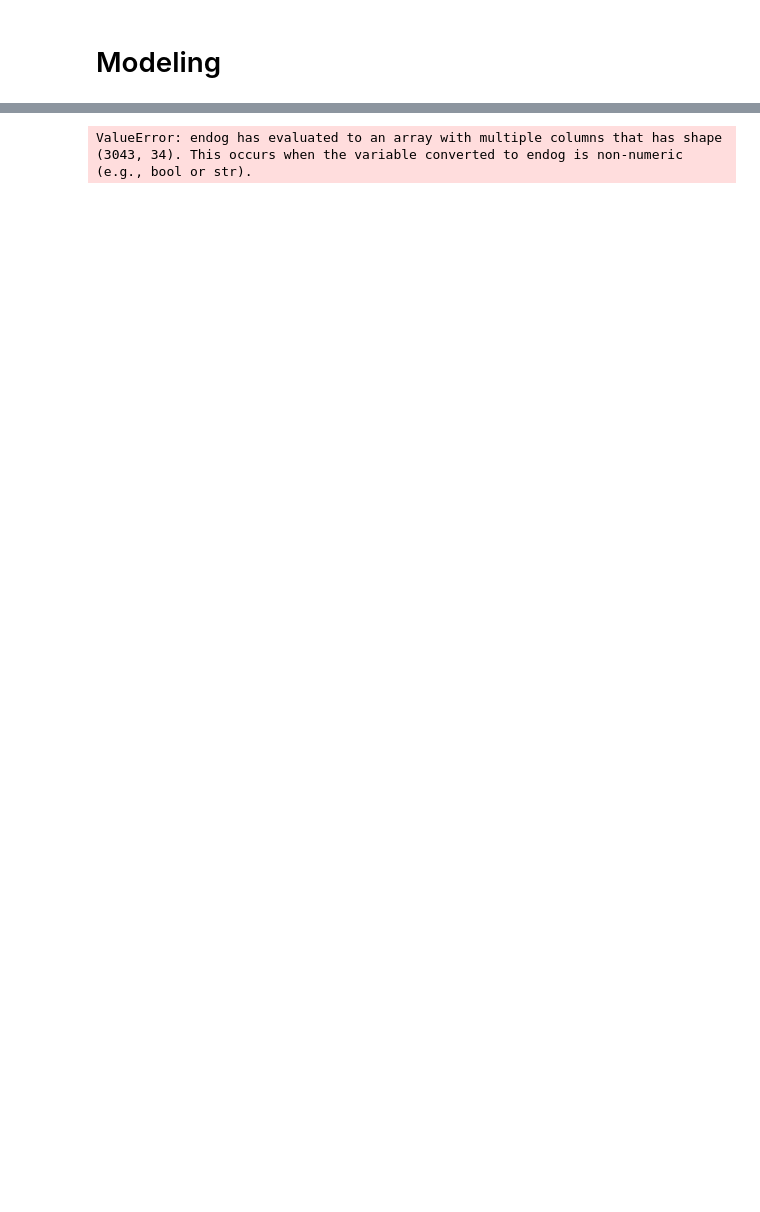
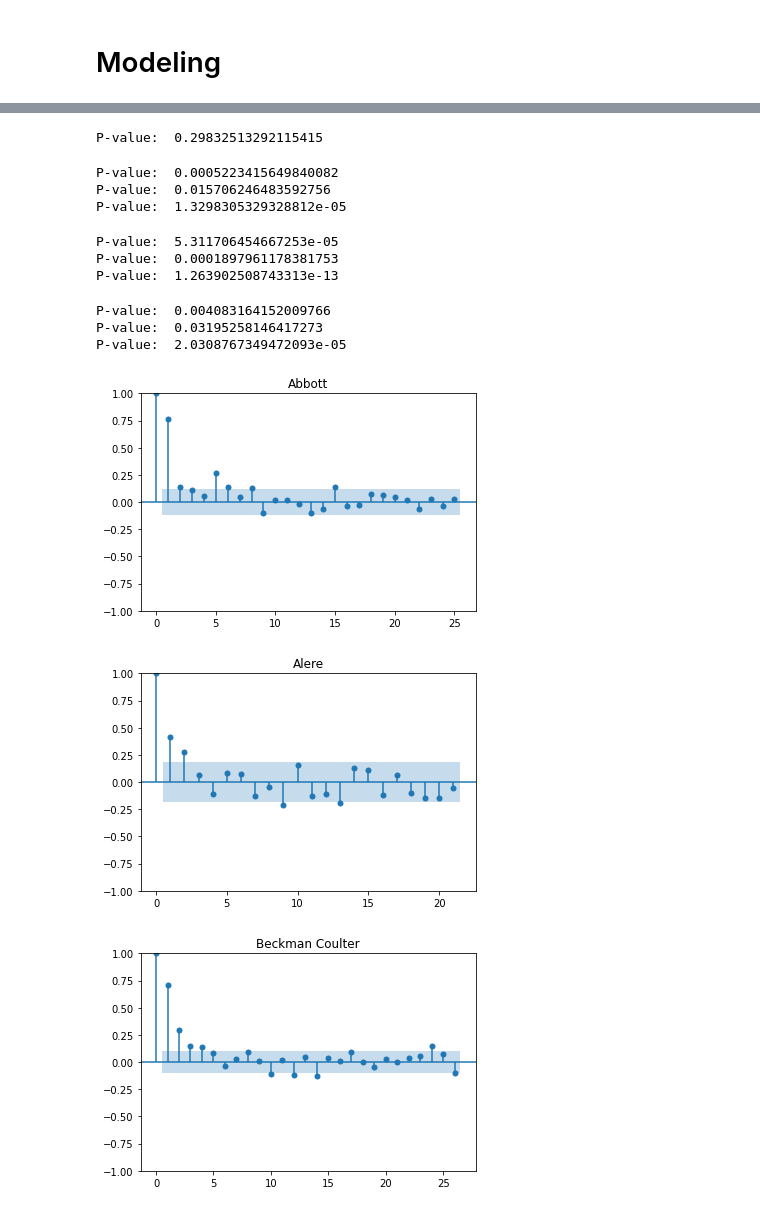
Before and after one commit to DSa-HbA1c/Predictions, a Jupyter notebook: Prediction._analyse.ipynb, the cells around one changed output, grey strips where cells are left out. Cells and saved outputs as stored; diff of their text form; code cells hidden in the pictures; blank space fills up the shorter version.

```diff
--- a/Prediction._analyse.ipynb
+++ b/Prediction._analyse.ipynb
@@ -225,17 +215,50 @@ Covariance Type:            nonrobust
 Notes:
 [1] Standard Errors assume that the covariance matrix of the errors is correctly specified.
 # %%
-traindata, testdata = train_test_split(df, train_size=0.65, test_size=0.35, random_state=42)
+# traindata, testdata = train_test_split(df, train_size=0.65, test_size=0.35, random_state=42)
+df=df.dropna()
+X_train, X_test, Y_train, Y_test = train_test_split(df["Year"].values, df["Manufacturer"].values, test_size = .20, random_state = 40)
 
-for name, data in manufacturers:
-    model=ols("Manufacturer ~ Total", data=traindata)
-    results = model.fit()
-    predicted=results.predict(testdata)
-    residuals = testdata['Manufacturer'] - predicted
-    residual_data = pd.DataFrame({'Manufacturer': testdata['Manufacturer'], 'Total': testdata['Total']})
-    print(residual_data)
-    residual_data.plot(x='Manufacturer', y='Total', kind='line')
 
-    #https://machinelearningmastery.com/make-predictions-scikit-learn/
+# for name, data in manufacturers:
+#     model=ols("Manufacturer ~ Total", data=traindata)
+#     # results = model.fit(traindata, testdata)
+#     # predicted=results.predict(testdata)
+#     results =model.fit(X_train, Y_train)
+#     predicted = results.predict(X_test)
+#     residuals = testdata['Manufacturer'] - predicted
+#     residual_data = pd.DataFrame({'Manufacturer': testdata['Manufacturer'], 'Total': testdata['Total']})
+#     print(residual_data)
+#     sns.lineplot(residual_data,x='Manufacturer', y='Total')
+
+#https://machinelearningmastery.com/make-predictions-scikit-learn/
-# %% [output]
-ValueError: endog has evaluated to an array with multiple columns that has shape (3043, 34). This occurs when the variable converted to endog is non-numeric (e.g., bool or str).
+# %%
+#
+# Check for stationarity of the time-series data
+# We will look for p-value. In case, p-value is less than 0.05, the time series
+# data can said to have stationarity
+#
+from statsmodels.tsa.stattools import adfuller
+from statsmodels.graphics.tsaplots import plot_pacf
+manufacturers = top10_manufacturers.groupby("Manufacturer")
+
+for name, data in manufacturers:
+
+    df_stationarityTest = adfuller(data['Total'], autolag='AIC')
+    # Check the value of p
+    print("P-value: ", df_stationarityTest[1])
+    pacf = plot_pacf(data['Total'], title=name)
+# %% [output]
+P-value:  0.29832513292115415
+P-value:  0.0005223415649840082
+P-value:  0.015706246483592756
+P-value:  1.3298305329328812e-05
+P-value:  5.311706454667253e-05
+P-value:  0.0001897961178381753
+P-value:  1.263902508743313e-13
+P-value:  0.004083164152009766
+P-value:  0.03195258146417273
+P-value:  2.0308767349472093e-05
+[figure, added]
+[figure, added]
+[figure, added]
```
Also changed, not shown: parts of 10 cells of this notebook, 1 other file.
